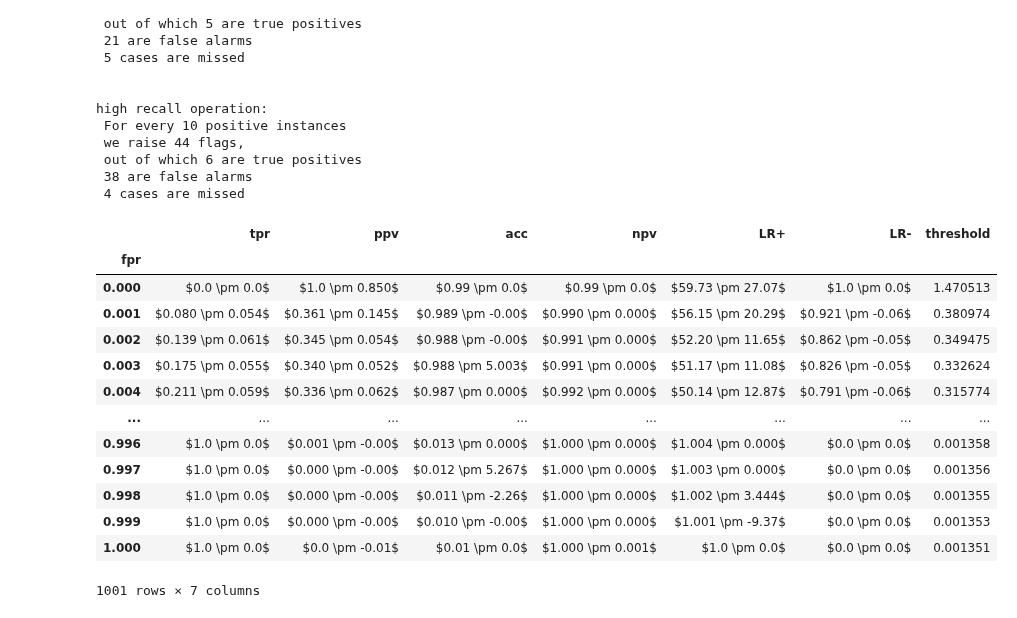
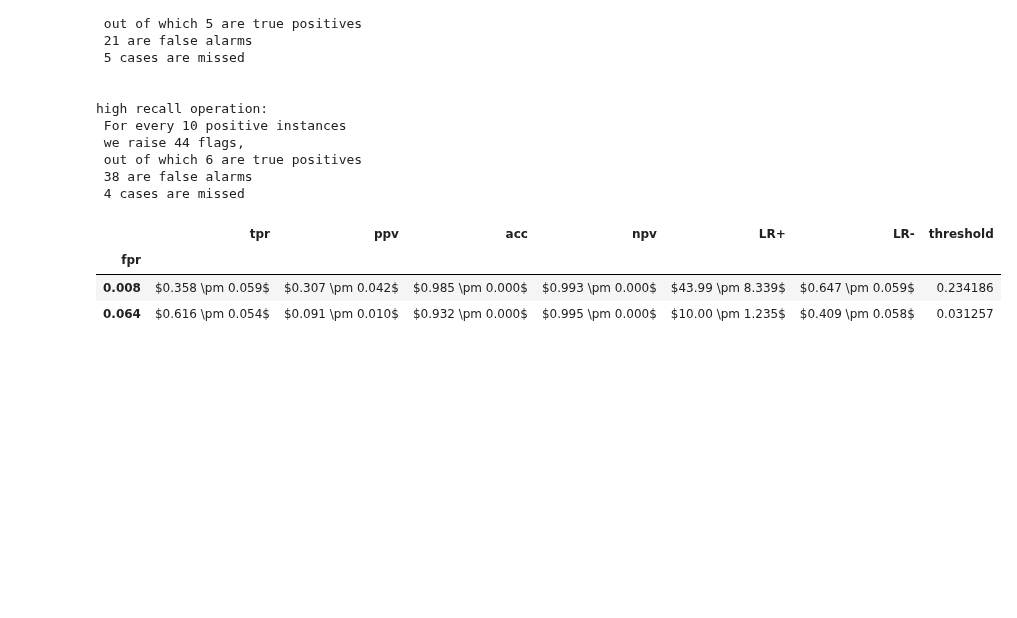
Before and after one commit to zeroknowledgediscovery/zedstat, a Jupyter notebook: examples/example1.ipynb, the cells around one changed output. Drawn from its saved outputs; the diff is of its cells as text; code cells hidden in the pictures; blank space fills up the shorter version.

```diff
--- a/examples/example1.ipynb
+++ b/examples/example1.ipynb
@@ -91,22 +90,10 @@ high recall operation:
  4 cases are missed
 # %%
 from zedstat.textable import tablewithbounds
-pd.set_option('display.max_colwidth', 20)
-
-tablewithbounds(zt.get(),zt.usample(zt.df_lim['U']),zt.usample(zt.df_lim['L']))#.to_csv('table.csv')
-#! cat table.csv
+xf=tablewithbounds(zt.get(),zt.usample(zt.df_lim['U']),zt.usample(zt.df_lim['L']))#.to_csv('table.csv')
+xf.loc[zt._operating_zone.fpr.values]
 # %% [output]
 |  | tpr | ppv | acc | npv | LR+ | LR- | threshold |
 | fpr |  |  |  |  |  |  |  |
-| 0.000 | $0.0 \pm 0.0$ | $1.0 \pm 0.850$ | $0.99 \pm 0.0$ | $0.99 \pm 0.0$ | $59.73 \pm 27.07$ | $1.0 \pm 0.0$ | 1.470513 |
-| 0.001 | $0.080 \pm 0.054$ | $0.361 \pm 0.145$ | $0.989 \pm -0.00$ | $0.990 \pm 0.000$ | $56.15 \pm 20.29$ | $0.921 \pm -0.06$ | 0.380974 |
-| 0.002 | $0.139 \pm 0.061$ | $0.345 \pm 0.054$ | $0.988 \pm -0.00$ | $0.991 \pm 0.000$ | $52.20 \pm 11.65$ | $0.862 \pm -0.05$ | 0.349475 |
-| 0.003 | $0.175 \pm 0.055$ | $0.340 \pm 0.052$ | $0.988 \pm 5.003$ | $0.991 \pm 0.000$ | $51.17 \pm 11.08$ | $0.826 \pm -0.05$ | 0.332624 |
-| 0.004 | $0.211 \pm 0.059$ | $0.336 \pm 0.062$ | $0.987 \pm 0.000$ | $0.992 \pm 0.000$ | $50.14 \pm 12.87$ | $0.791 \pm -0.06$ | 0.315774 |
-| ... | ... | ... | ... | ... | ... | ... | ... |
-| 0.996 | $1.0 \pm 0.0$ | $0.001 \pm -0.00$ | $0.013 \pm 0.000$ | $1.000 \pm 0.000$ | $1.004 \pm 0.000$ | $0.0 \pm 0.0$ | 0.001358 |
-| 0.997 | $1.0 \pm 0.0$ | $0.000 \pm -0.00$ | $0.012 \pm 5.267$ | $1.000 \pm 0.000$ | $1.003 \pm 0.000$ | $0.0 \pm 0.0$ | 0.001356 |
-| 0.998 | $1.0 \pm 0.0$ | $0.000 \pm -0.00$ | $0.011 \pm -2.26$ | $1.000 \pm 0.000$ | $1.002 \pm 3.444$ | $0.0 \pm 0.0$ | 0.001355 |
-| 0.999 | $1.0 \pm 0.0$ | $0.000 \pm -0.00$ | $0.010 \pm -0.00$ | $1.000 \pm 0.000$ | $1.001 \pm -9.37$ | $0.0 \pm 0.0$ | 0.001353 |
-| 1.000 | $1.0 \pm 0.0$ | $0.0 \pm -0.01$ | $0.01 \pm 0.0$ | $1.000 \pm 0.001$ | $1.0 \pm 0.0$ | $0.0 \pm 0.0$ | 0.001351 |
+| 0.008 | $0.358 \pm 0.059$ | $0.307 \pm 0.042$ | $0.985 \pm 0.000$ | $0.993 \pm 0.000$ | $43.99 \pm 8.339$ | $0.647 \pm 0.059$ | 0.234186 |
+| 0.064 | $0.616 \pm 0.054$ | $0.091 \pm 0.010$ | $0.932 \pm 0.000$ | $0.995 \pm 0.000$ | $10.00 \pm 1.235$ | $0.409 \pm 0.058$ | 0.031257 |
-1001 rows × 7 columns
```
Also changed, not shown: parts of 1 cell of this notebook, 8 other files.
